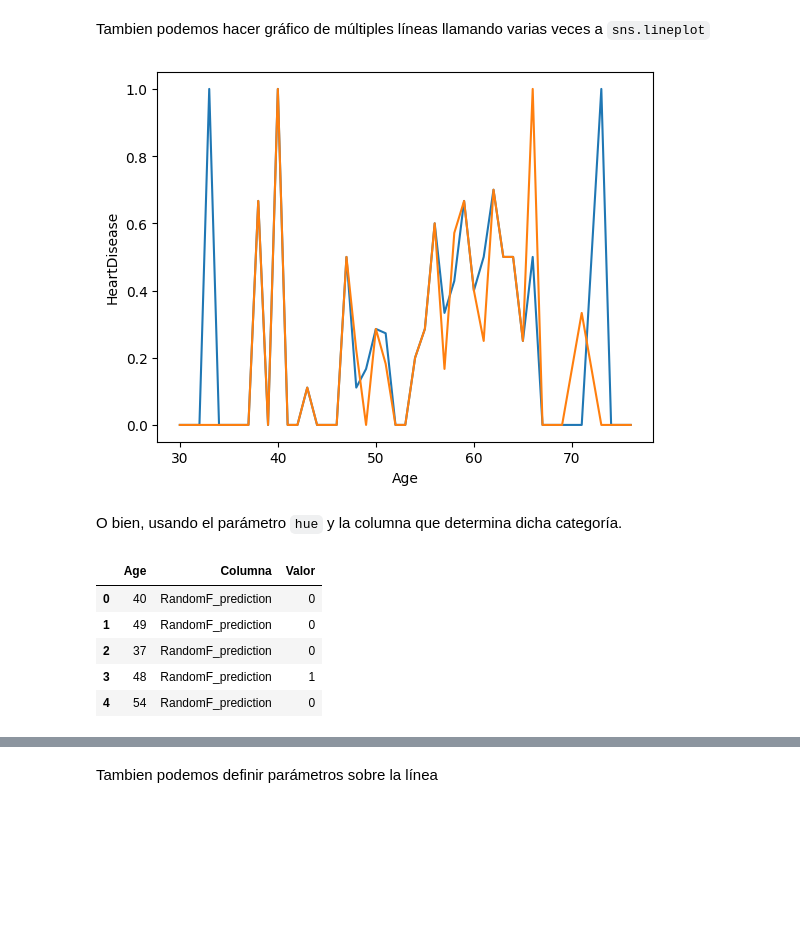
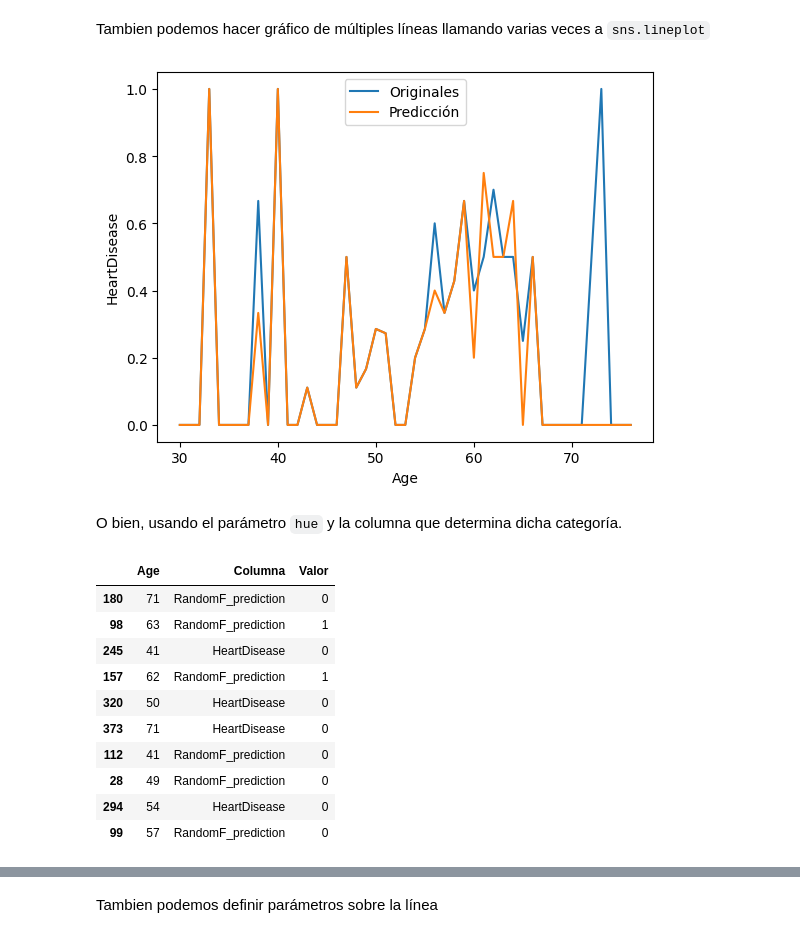
Before and after one commit to Hernan4444/INF3842-2024-1, a Jupyter notebook: Codigos/Clase_4_Visualizaciones_Tabulares_Matplotlib_Seaborn.ipynb, the cells around one changed output, grey strips where cells are left out. Drawn from its saved outputs; the diff is of its cells as text; code cells hidden in the pictures; blank space fills up the shorter version.

```diff
--- a/Codigos/Clase_4_Visualizaciones_Tabulares_Matplotlib_Seaborn.ipynb
+++ b/Codigos/Clase_4_Visualizaciones_Tabulares_Matplotlib_Seaborn.ipynb
@@ -94,7 +94,6 @@ for model_name, model in models.items():
     pipeline = Pipeline(steps=[('preprocessor', preprocessor),
                                ('model', model)])
     pipeline.fit(X_train, y_train)
-    y_pred = pipeline.predict(X_test)
     df[model_name + '_prediction'] = pipeline.predict(X)
 
 df.head()
@@ -205,28 +204,36 @@ plt.show()
 Tambien podemos hacer gráfico de múltiples líneas llamando varias veces a `sns.lineplot`
 # %%
 ax = sns.lineplot(x="Age", y="HeartDisease", data=mujeres,
-                  estimator="mean", errorbar=None)
+                  estimator="mean", errorbar=None, label="Originales")
 
 ax = sns.lineplot(x="Age", y="RandomF_prediction", data=mujeres,
-                  estimator="mean", errorbar=None)
+                  estimator="mean", errorbar=None, label="Predicción")
+
+# Si hacemos multilenea de forma manual, nosotros activamos la leyenda
+plt.legend()
 plt.show()
 # %% [output]
-[figure, old version]
+[figure, new version]
 # %% [markdown]
 O bien, usando el parámetro `hue` y la columna que determina dicha categoría.
 # %%
-df_melted = df.melt(id_vars='Age',
+df_melted = mujeres.melt(id_vars='Age',
                     value_vars=['RandomF_prediction', 'HeartDisease'],
                     var_name='Columna', value_name='Valor')
 
-df_melted.head()
+df_melted.sample(10)
 # %% [output]
 |  | Age | Columna | Valor |
-| 0 | 40 | RandomF_prediction | 0 |
-| 1 | 49 | RandomF_prediction | 0 |
-| 2 | 37 | RandomF_prediction | 0 |
-| 3 | 48 | RandomF_prediction | 1 |
-| 4 | 54 | RandomF_prediction | 0 |
+| 180 | 71 | RandomF_prediction | 0 |
+| 98 | 63 | RandomF_prediction | 1 |
+| 245 | 41 | HeartDisease | 0 |
+| 157 | 62 | RandomF_prediction | 1 |
+| 320 | 50 | HeartDisease | 0 |
+| 373 | 71 | HeartDisease | 0 |
+| 112 | 41 | RandomF_prediction | 0 |
+| 28 | 49 | RandomF_prediction | 0 |
+| 294 | 54 | HeartDisease | 0 |
+| 99 | 57 | RandomF_prediction | 0 |
 # %%
 ax = sns.lineplot(x="Age", y="Valor", hue="Columna", data=df_melted,
                   estimator="mean", errorbar=None)
```
Also changed, not shown: parts of 12 cells of this notebook.
